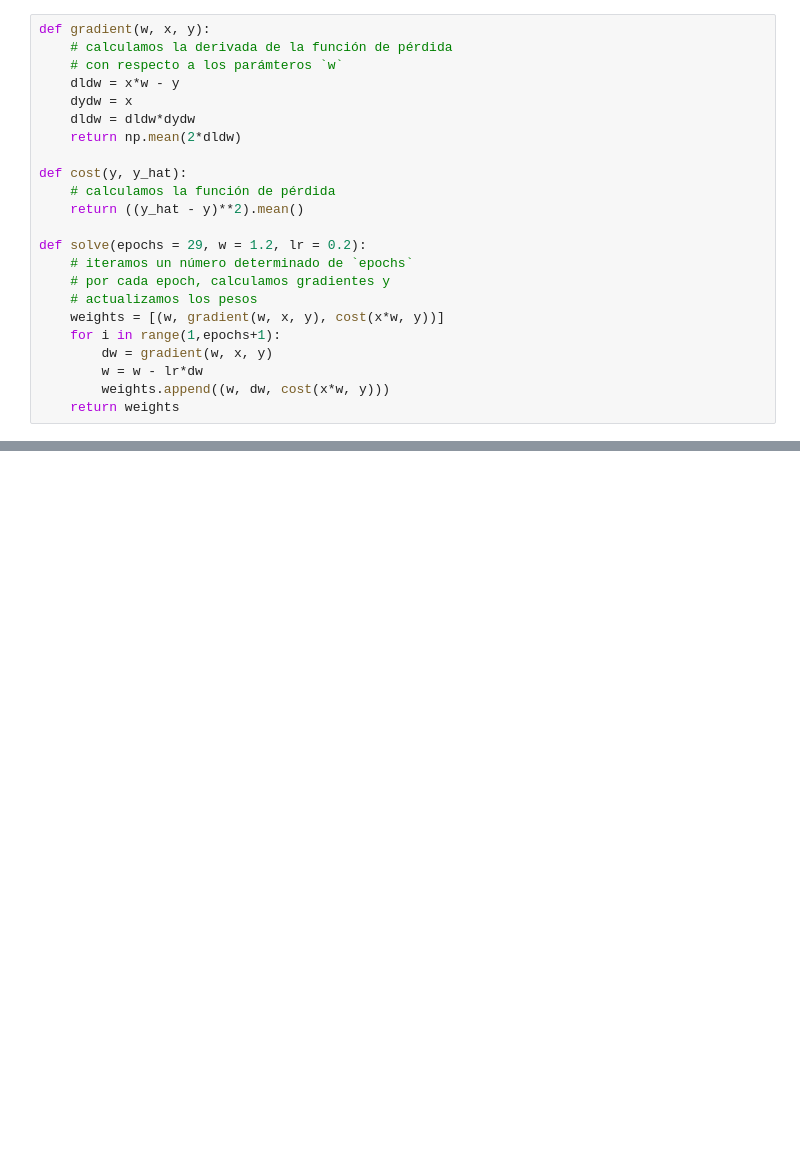
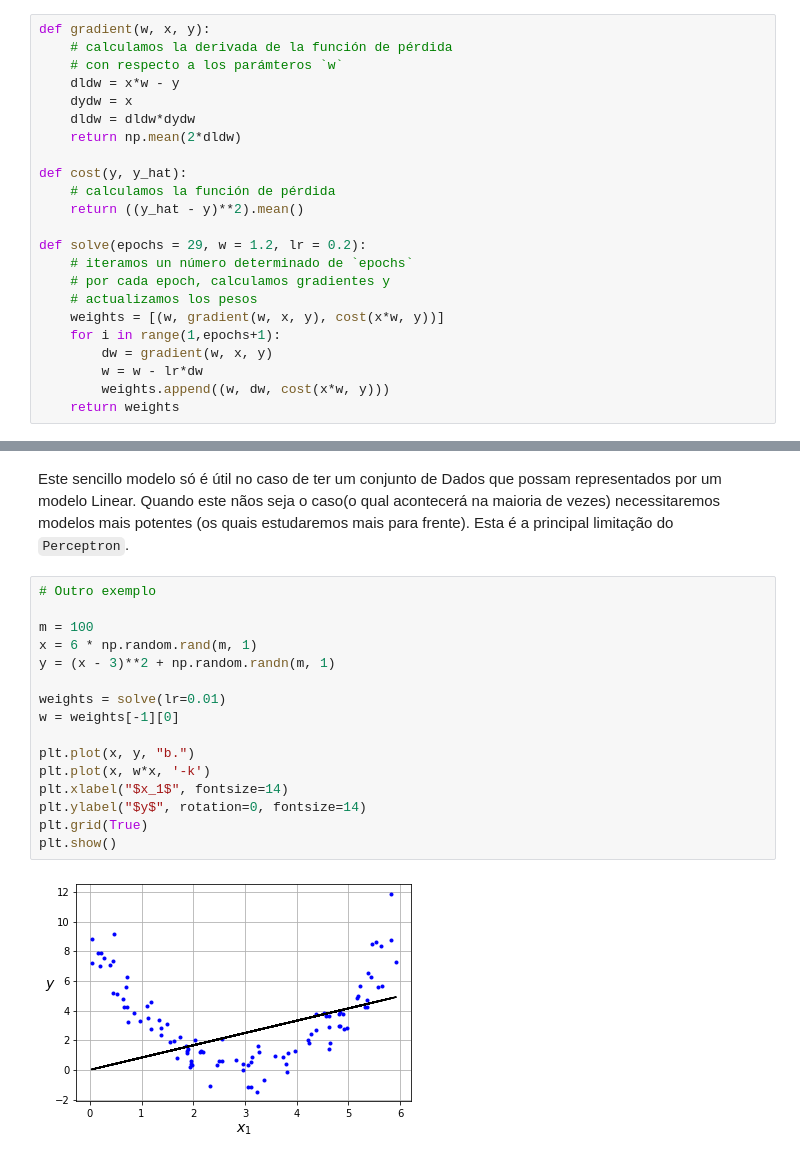
Before and after one commit to EddyGiusepe/Perceptron_with_Python, a Jupyter notebook: 1_Perceptron.ipynb, the cells around one changed output, grey strips where cells are left out. Drawn from its saved outputs; the diff is of its cells as text; blank space fills up the shorter version.

```diff
--- a/1_Perceptron.ipynb
+++ b/1_Perceptron.ipynb
@@ -121,0 +149,20 @@ def solve(epochs = 29, w = 1.2, lr = 0.2):
+# %% [markdown]
+Este sencillo modelo só é útil no caso de ter um conjunto de Dados que possam representados por um modelo Linear. Quando este nãos seja o caso(o qual acontecerá na maioria de vezes) necessitaremos modelos mais potentes (os quais estudaremos mais para frente). Esta é a principal limitação do `Perceptron`.
+# %%
+# Outro exemplo
+
+m = 100
+x = 6 * np.random.rand(m, 1)
+y = (x - 3)**2 + np.random.randn(m, 1)
+
+weights = solve(lr=0.01)
+w = weights[-1][0]
+
+plt.plot(x, y, "b.")
+plt.plot(x, w*x, '-k')
+plt.xlabel("$x_1$", fontsize=14)
+plt.ylabel("$y$", rotation=0, fontsize=14)
+plt.grid(True)
+plt.show()
+# %% [output]
+[figure, added]
```
Also changed, not shown: parts of 4 cells of this notebook.
